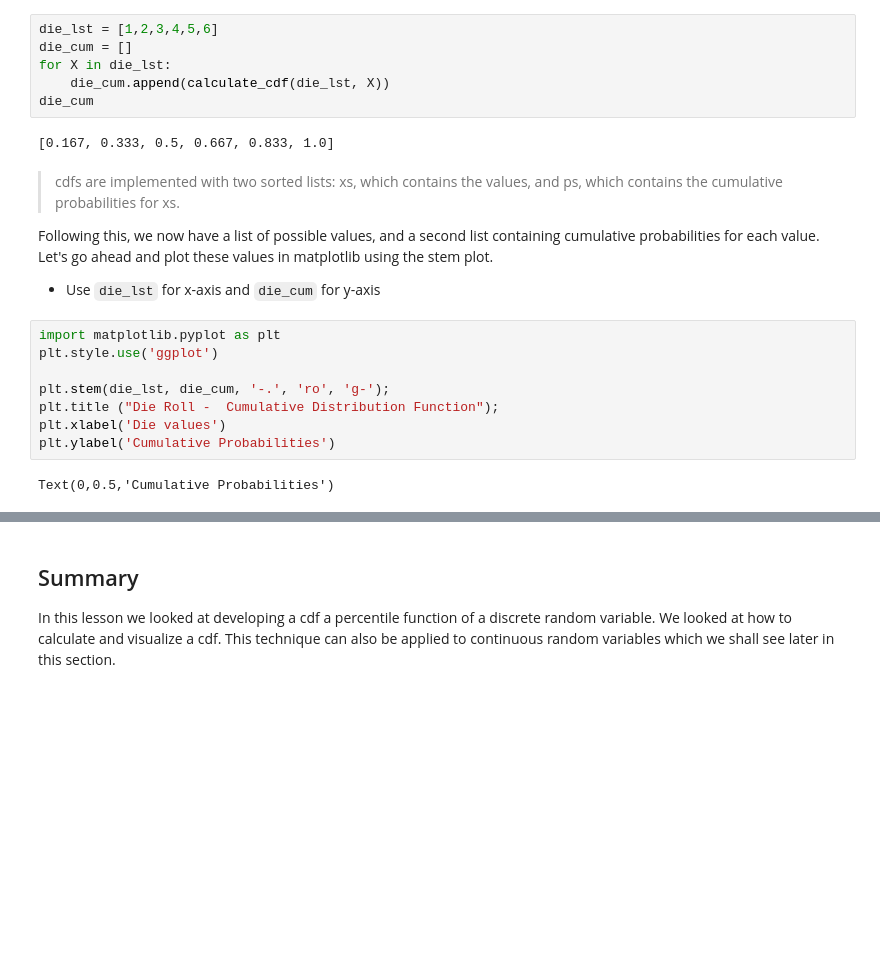
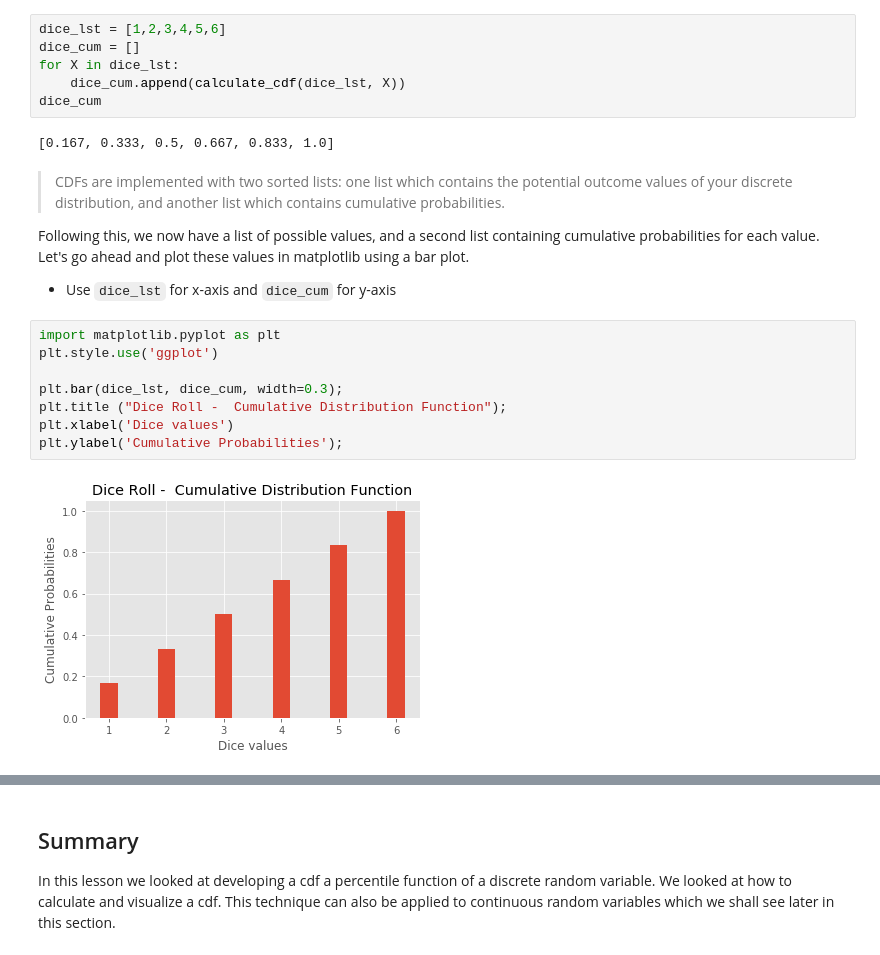
Before and after one commit to learn-co-curriculum/dsc-cumulative-distribution-function-lab, a Jupyter notebook: index.ipynb, the cells around one changed output, grey strips where cells are left out. Saved outputs shown, nothing was run; the diff lists cells and outputs as text; blank space fills up the shorter version.

```diff
--- a/index.ipynb
+++ b/index.ipynb
@@ -51,26 +51,26 @@ Perform following steps in the cell below:
 # %%
-die_lst = [1,2,3,4,5,6]
-die_cum = []
-for X in die_lst:
-    die_cum.append(calculate_cdf(die_lst, X))
-die_cum
+dice_lst = [1,2,3,4,5,6]
+dice_cum = []
+for X in dice_lst:
+    dice_cum.append(calculate_cdf(dice_lst, X))
+dice_cum
 # %% [output]
 [0.167, 0.333, 0.5, 0.667, 0.833, 1.0]
 # %% [markdown]
-> cdfs are implemented with two sorted lists: xs, which contains the values, and ps, which contains the cumulative probabilities for xs.
+> CDFs are implemented with two sorted lists: one list which contains the potential outcome values of your discrete distribution, and another list which contains cumulative probabilities.
 
-Following this, we now have a list of possible values, and a second list containing cumulative probabilities for each value. Let's go ahead and plot these values in matplotlib using the stem plot.
-* Use `die_lst` for x-axis and `die_cum` for y-axis
+Following this, we now have a list of possible values, and a second list containing cumulative probabilities for each value. Let's go ahead and plot these values in matplotlib using a bar plot.
+* Use `dice_lst` for x-axis and `dice_cum` for y-axis
 # %%
 import matplotlib.pyplot as plt
 plt.style.use('ggplot')
 
-plt.stem(die_lst, die_cum, '-.', 'ro', 'g-');
-plt.title ("Die Roll -  Cumulative Distribution Function");
-plt.xlabel('Die values')
-plt.ylabel('Cumulative Probabilities')
+plt.bar(dice_lst, dice_cum, width=0.3);
+plt.title ("Dice Roll -  Cumulative Distribution Function");
+plt.xlabel('Dice values')
+plt.ylabel('Cumulative Probabilities');
 # %% [output]
-Text(0,0.5,'Cumulative Probabilities')
+[figure, added]
 # %% [markdown]
 ## Level Up (optional)
 
```
Also changed, not shown: parts of 6 cells of this notebook, 3 other files.
